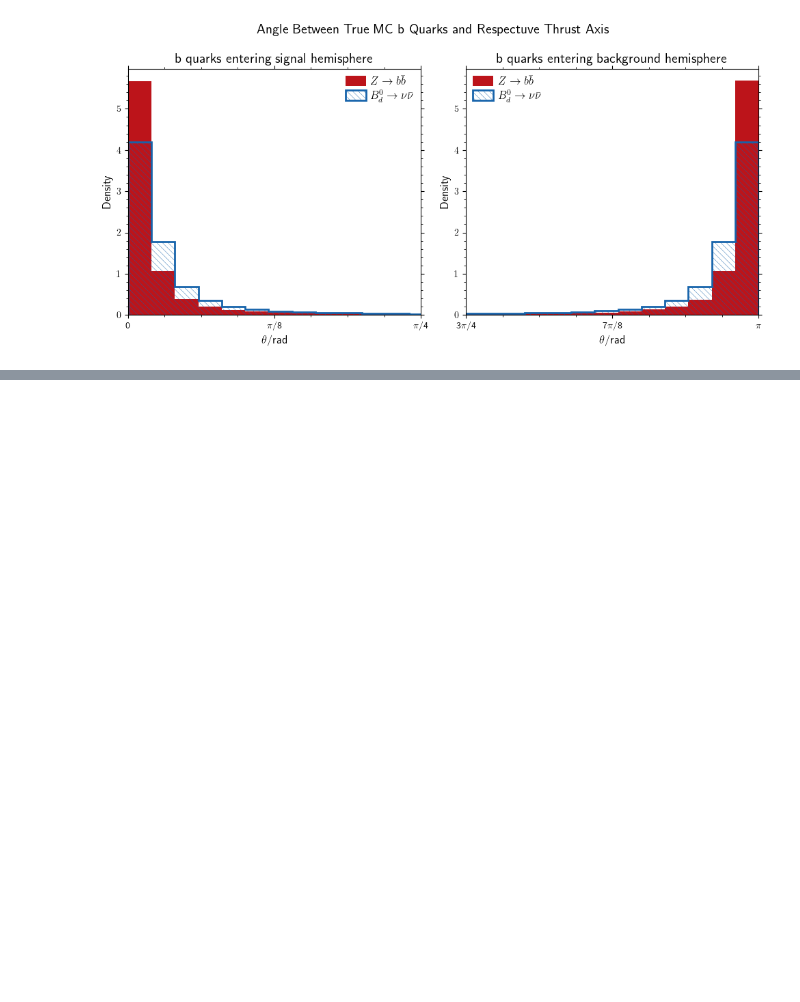
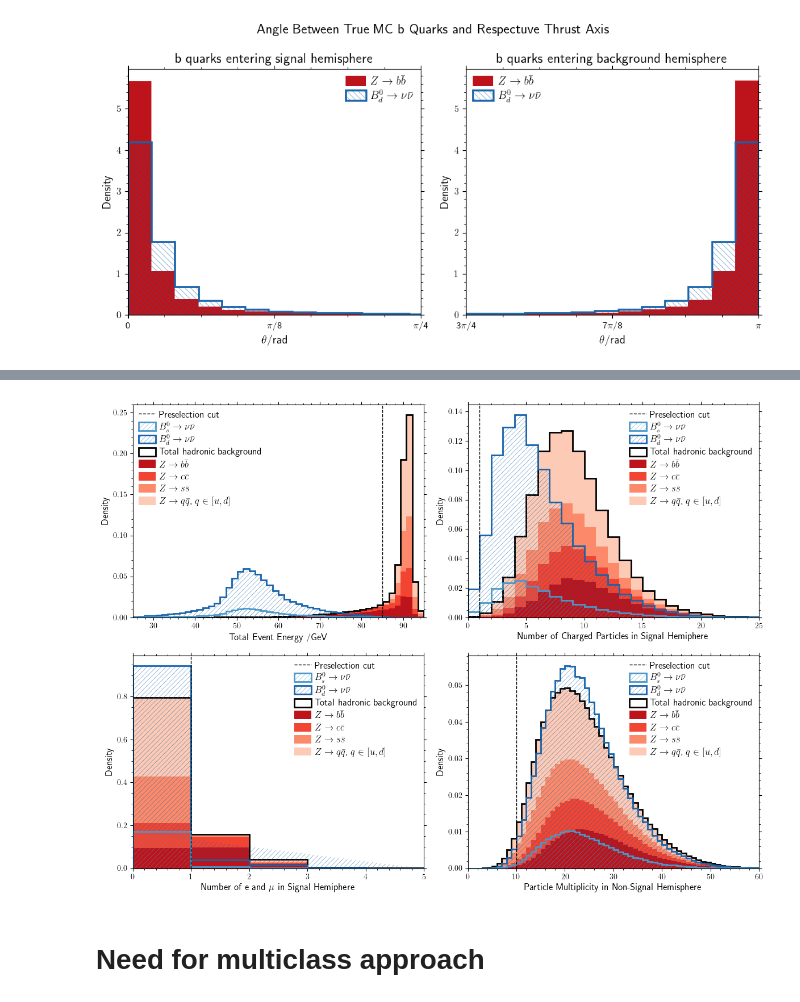
Before and after one commit to RMangrulkar/FCCAnalyses, a Jupyter notebook: examples/FCCee/flavour/B2Inv/paper_plots.ipynb, the cells around one changed output, grey strips where cells are left out. Saved outputs shown, nothing was run; the diff lists cells and outputs as text; code cells hidden in the pictures; blank space fills up the shorter version.

Commit message:
additional plots - some issues still to sort

```diff
--- a/examples/FCCee/flavour/B2Inv/paper_plots.ipynb
+++ b/examples/FCCee/flavour/B2Inv/paper_plots.ipynb
@@ -229,0 +254,13 @@ plt.show()
+# %%
+inputpath = '/r01/lhcb/ejnw2/fcc/FCC_outputs_2025/outputs_28Jan25/no_selection/'
+vars = ['EVT_e','EVT_hemisEmin_nCharged','EVT_hemisEmin_nLept','EVT_hemisEmax_n']
+ax1= [0,0,1,1]
+ax2 = [0,1,0,1]
+cuts = [85, 1,1,10]
+bkg_components = ['hadronic_background','hadronic_background','hadronic_background','hadronic_background']# 'tau_background' for final sample one generated needed data
+xtitle = ['Total Event Energy /GeV', 'Number of Charged Particles in Signal Hemiphere', r'Number of e and $\mu$ in Signal Hemiphere', 'Particle Multiplicity in Non-Signal Hemisphere']
+nchunks=None
+cut = None
+total=["hadronic_background"]
+save = '/r02/lhcb/ejnw2/fcc_2025/FCCAnalyses/examples/FCCee/flavour/B2Inv/plots/paper_plots'
+signal_bf = 1e-7 # not relevant as density =True in plot
@@ -229,0 +303,63 @@ plt.show()
+# %%
+xmin[0] = 25
+xmax[0] = 95
+xmax[1] = 25
+nbins[1] = 25
+xmax[2] = 5
+nbins[2] = 5
+xmax[3] = 60
+nbins[3] = 60
+fig, axs = plt.subplots(2,2, figsize=(12, 9))
+
+hist_settings,total_colours = histogram_settings()
+
+for p in range(len(vars)):
+    for allocation in cfg.sample_allocations:
+        if allocation not in components:
+            continue
+        samples = cfg.sample_allocations[allocation]
+        hist_x = [ values[p][sample] for sample in samples ]
+        hist_l = [ cfg.titles[sample] for sample in samples ]
+        hist_opts = hist_settings[allocation]
+        tot_colour= total_colours[allocation]
+
+        hist_w = [ np.ones_like(values[p][sample])*n_expect[p][sample+'_num']/len(values[p][sample]) for sample in samples ]
+
+        hist_opts['stacked'] = True
+
+
+        axs[ax1[p]][ax2[p]].hist(
+            x = hist_x,
+            bins = nbins[p],
+            range = (xmin[p],xmax[p]),
+            density = True,
+            label = hist_l,
+            weights = hist_w,
+            **hist_opts
+            )
+
+        if allocation in total:
+            axs[ax1[p]][ax2[p]].hist(
+                np.concatenate(hist_x),
+                bins = nbins[p],
+                range = (xmin[p],xmax[p]),
+                density = True,
+                label = f'Total {allocation.replace("_", " ")}',
+                weights = np.concatenate( hist_w ),
+                histtype = 'step',
+                color = tot_colour,#'k',
+                lw = 2,
+            )
+    axs[ax1[p]][ax2[p]].axvline(x=cuts[p], c='k',linestyle='--',label='Preselection cut')
+    axs[ax1[p]][ax2[p]].legend(reverse=True)
+    axs[ax1[p]][ax2[p]].set_xlabel(xtitle[p])
+    axs[ax1[p]][ax2[p]].set_ylabel('Density')
+    #ax.set_ylim(yrange)
+
+fig.tight_layout()
+plt.show()
+#fig.savefig(save)
+# %% [output]
+[figure, added]
+# %% [markdown]
+# Need for multiclass approach
```
Also changed, not shown: parts of 13 cells of this notebook.
